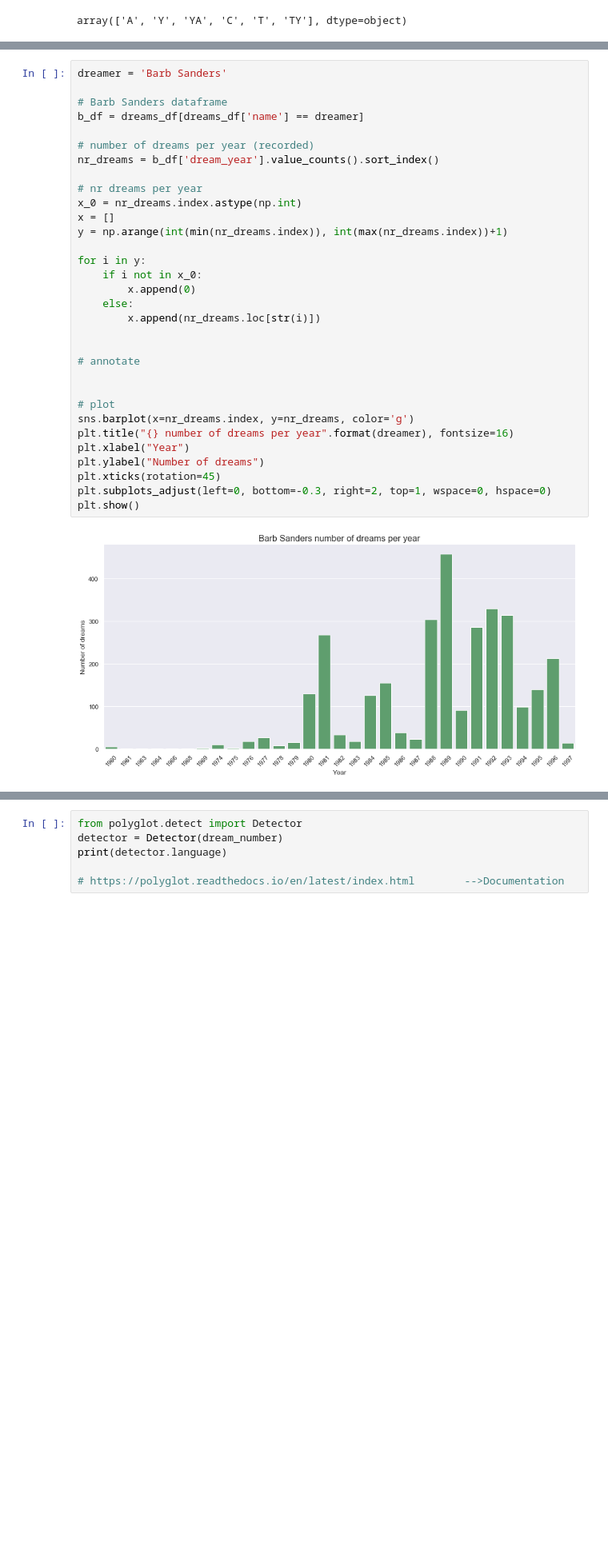
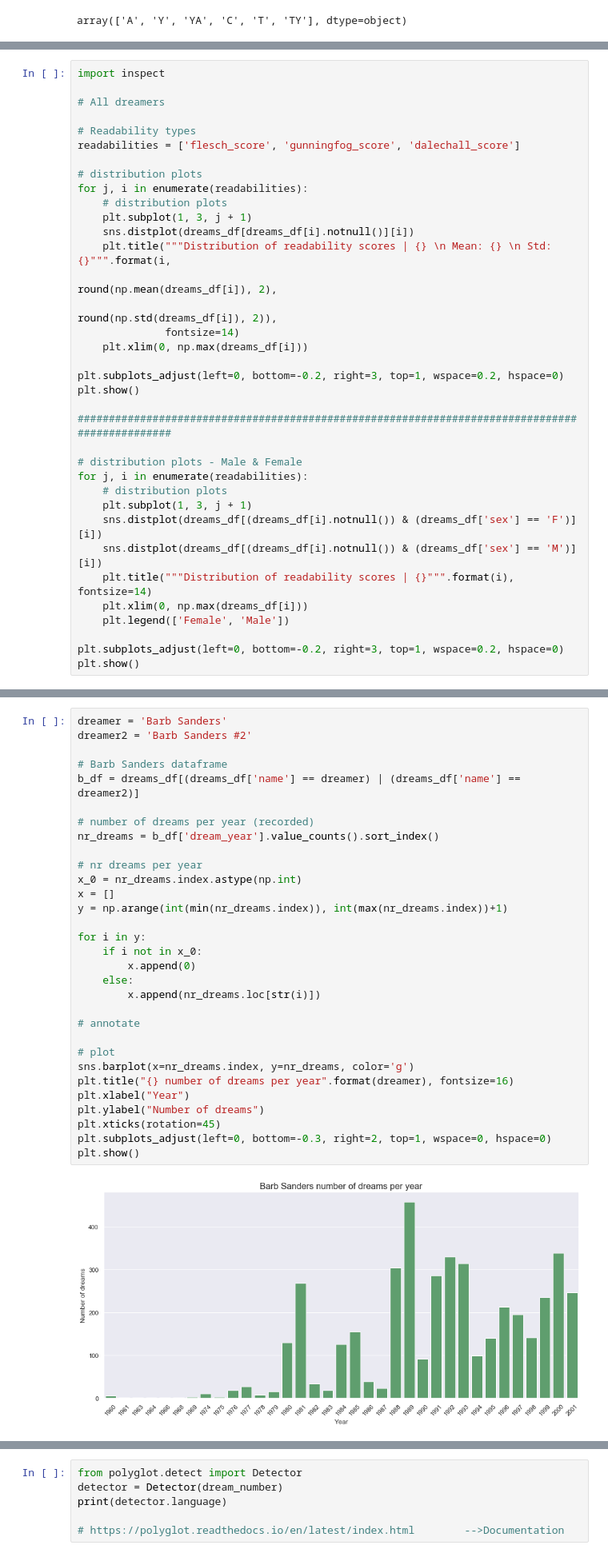
Before and after one commit to MigBap/dreambank, a Jupyter notebook: dreamresearch.net_data.ipynb, the cells around one changed output, grey strips where cells are left out. Shown at 80% size. Cells and saved outputs as stored; diff of their text form; blank space fills up the shorter version.

```diff
--- a/dreamresearch.net_data.ipynb
+++ b/dreamresearch.net_data.ipynb
@@ -722,0 +887,36 @@ Couldn't find program: 'false'
+# %%
+import inspect
+
+# All dreamers
+
+# Readability types
+readabilities = ['flesch_score', 'gunningfog_score', 'dalechall_score']
+
+# distribution plots
+for j, i in enumerate(readabilities):
+    # distribution plots
+    plt.subplot(1, 3, j + 1)
+    sns.distplot(dreams_df[dreams_df[i].notnull()][i])
+    plt.title("""Distribution of readability scores | {} \n Mean: {} \n Std: {}""".format(i,
+                                                                                          round(np.mean(dreams_df[i]), 2),
+                                                                                          round(np.std(dreams_df[i]), 2)),
+              fontsize=14)
+    plt.xlim(0, np.max(dreams_df[i]))
+
+plt.subplots_adjust(left=0, bottom=-0.2, right=3, top=1, wspace=0.2, hspace=0)
+plt.show()
+
+###############################################################################################
+
+# distribution plots - Male & Female
+for j, i in enumerate(readabilities):
+    # distribution plots
+    plt.subplot(1, 3, j + 1)
+    sns.distplot(dreams_df[(dreams_df[i].notnull()) & (dreams_df['sex'] == 'F')][i])
+    sns.distplot(dreams_df[(dreams_df[i].notnull()) & (dreams_df['sex'] == 'M')][i])
+    plt.title("""Distribution of readability scores | {}""".format(i), fontsize=14)
+    plt.xlim(0, np.max(dreams_df[i]))
+    plt.legend(['Female', 'Male'])
+
+plt.subplots_adjust(left=0, bottom=-0.2, right=3, top=1, wspace=0.2, hspace=0)
+plt.show()
@@ -725,37 +963,36 @@ Couldn't find program: 'false'
 # %%
 dreamer = 'Barb Sanders'
+dreamer2 = 'Barb Sanders #2'
 
 # Barb Sanders dataframe
-b_df = dreams_df[dreams_df['name'] == dreamer]
+b_df = dreams_df[(dreams_df['name'] == dreamer) | (dreams_df['name'] == dreamer2)]
 
 # number of dreams per year (recorded)
 nr_dreams = b_df['dream_year'].value_counts().sort_index()
 
 # nr dreams per year
 x_0 = nr_dreams.index.astype(np.int)
 x = []
 y = np.arange(int(min(nr_dreams.index)), int(max(nr_dreams.index))+1)
 
 for i in y:
     if i not in x_0:
         x.append(0)
     else:
         x.append(nr_dreams.loc[str(i)])
 
-
 # annotate
-
 
 # plot
 sns.barplot(x=nr_dreams.index, y=nr_dreams, color='g')
 plt.title("{} number of dreams per year".format(dreamer), fontsize=16)
 plt.xlabel("Year")
 plt.ylabel("Number of dreams")
 plt.xticks(rotation=45)
 plt.subplots_adjust(left=0, bottom=-0.3, right=2, top=1, wspace=0, hspace=0)
 plt.show()
 # %% [output]
-[figure, old version]
+[figure, new version]
 # %%
 from nltk.tokenize import regexp_tokenize
 
```
Also changed, not shown: parts of 61 cells of this notebook, 1 other file.
